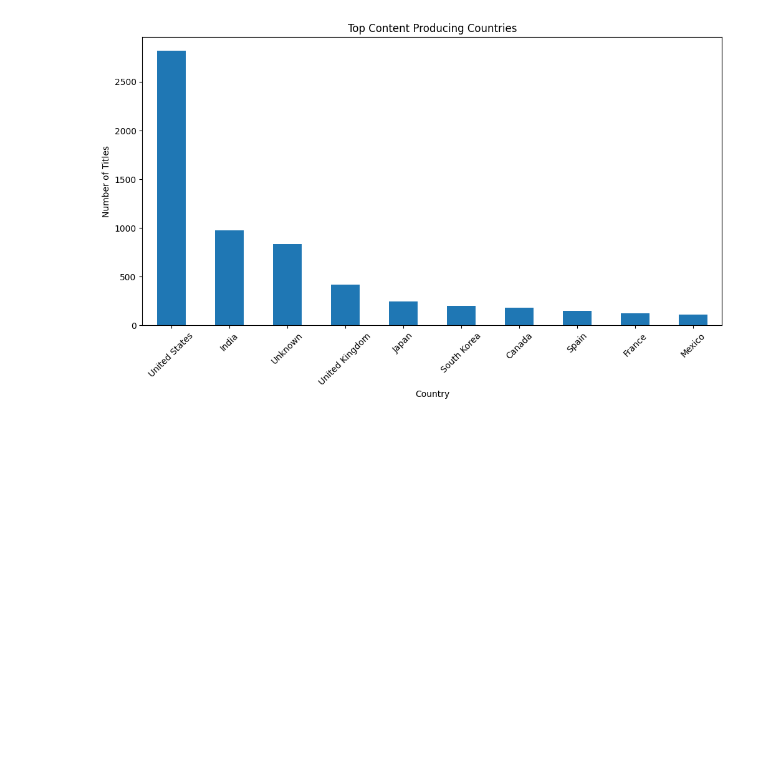
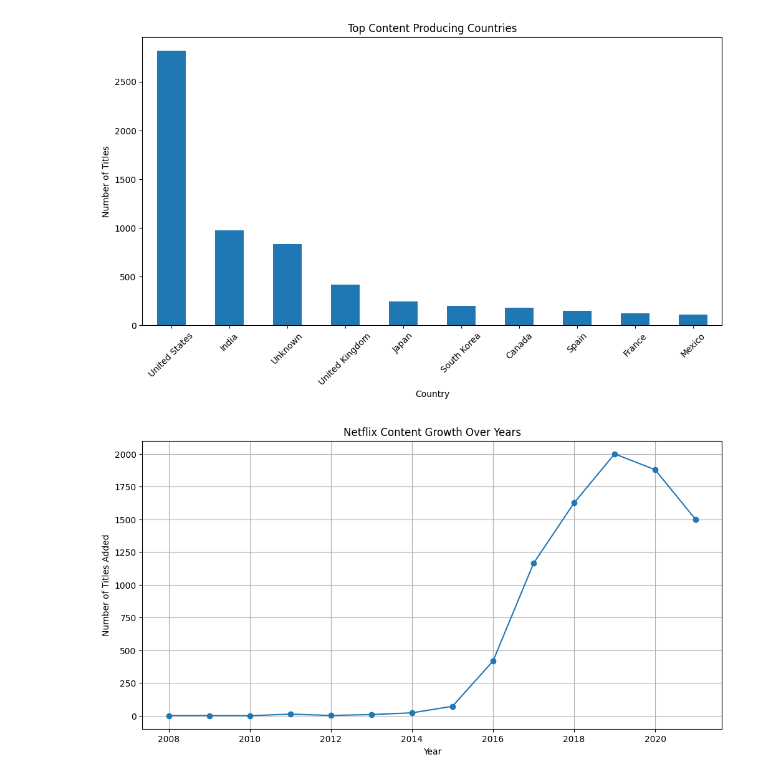
Before and after one commit to vaishya2811/Netflix-Social-Trend-Analytics, a Jupyter notebook: python_analysis/netflix_analysis.ipynb, the cells around one changed output. Drawn from its saved outputs; the diff is of its cells as text; code cells hidden in the pictures; blank space fills up the shorter version.

```diff
--- a/python_analysis/netflix_analysis.ipynb
+++ b/python_analysis/netflix_analysis.ipynb
@@ -253,3 +253,22 @@ plt.show()
 [figure]
 # %%
 netflix_df.to_csv("../datasets/netflix_cleaned.csv", index=False)
+# %%
+yearly_content = netflix_df['year_added'].value_counts().sort_index()
+
+yearly_content
+plt.figure(figsize=(12,6))
+
+yearly_content.plot(marker='o')
+
+plt.title('Netflix Content Growth Over Years')
+
+plt.xlabel('Year')
+
+plt.ylabel('Number of Titles Added')
+
+plt.grid()
+
+plt.show()
+# %% [output]
+[figure, added]
```
Also changed, not shown: parts of 7 cells of this notebook.
